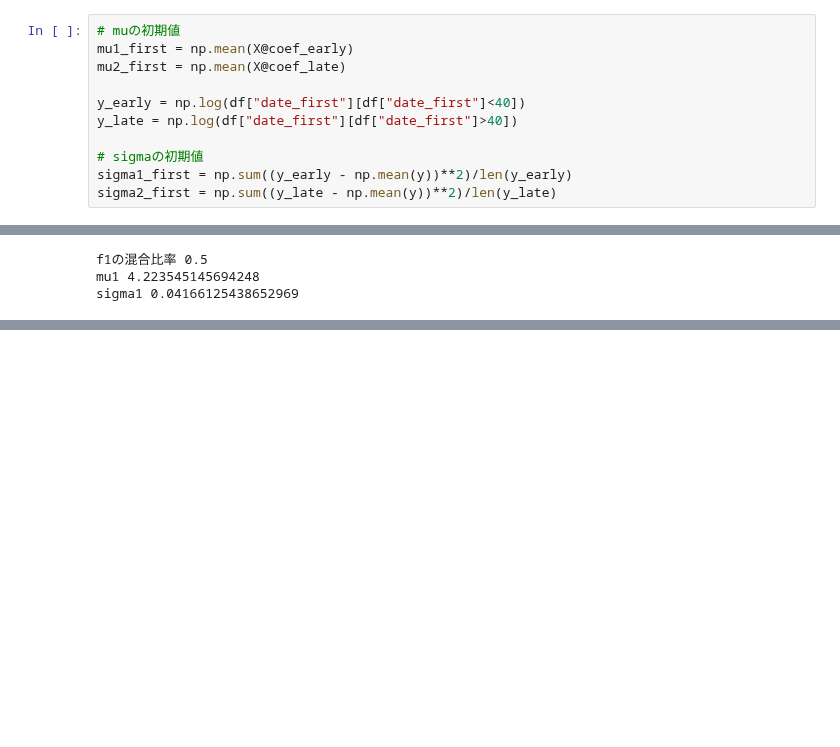
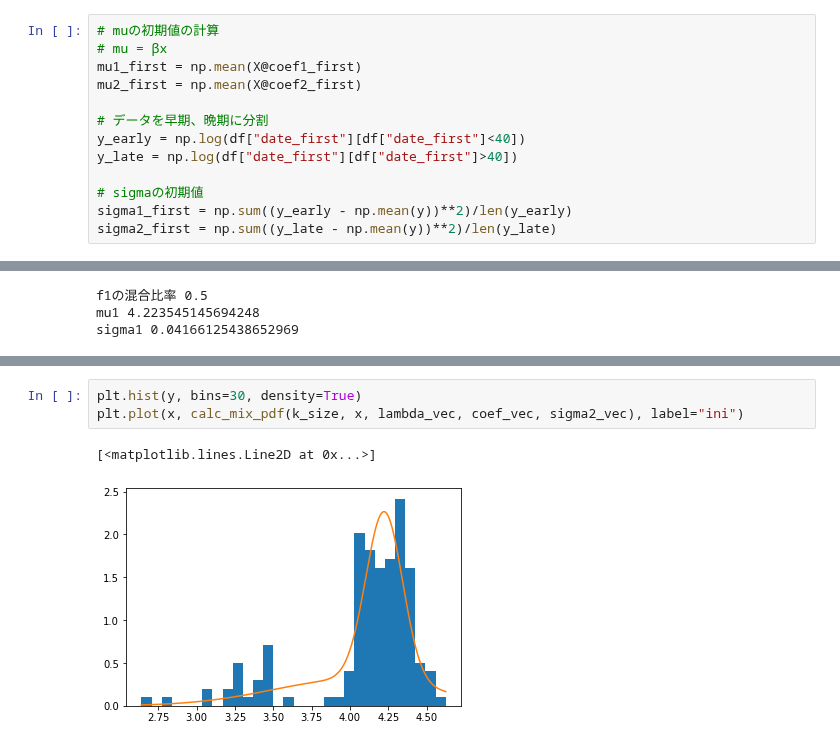
Before and after one commit to nori0724/COVID-19, a Jupyter notebook: notebook/生存時間解析/2成分混合回帰モデル.ipynb, the cells around one changed output, grey strips where cells are left out. Saved outputs shown, nothing was run; the diff lists cells and outputs as text; blank space fills up the shorter version.

```diff
--- a/notebook/生存時間解析/2成分混合回帰モデル.ipynb
+++ b/notebook/生存時間解析/2成分混合回帰モデル.ipynb
@@ -156,8 +135,10 @@ mu2_first = np.mean(X@coef_late)
 # %%
-# muの初期値
-mu1_first = np.mean(X@coef_early)
-mu2_first = np.mean(X@coef_late)
+# muの初期値の計算
+# mu = βx
+mu1_first = np.mean(X@coef1_first)
+mu2_first = np.mean(X@coef2_first)
 
+# データを早期、晩期に分割
 y_early = np.log(df["date_first"][df["date_first"]<40])
 y_late = np.log(df["date_first"][df["date_first"]>40])
 
@@ -234,0 +225,6 @@ i: 50 lambda [0.37748235 0.62251765] mu [3.83842647 4.25242499] sigma2 [0.249467
+# %%
+plt.hist(y, bins=30, density=True)
+plt.plot(x, calc_mix_pdf(k_size, x, lambda_vec, coef_vec, sigma2_vec), label="ini")
+# %% [output]
+[<matplotlib.lines.Line2D at 0x...>]
+[figure, added]
```
Also changed, not shown: parts of 14 cells of this notebook, 2 other files.
